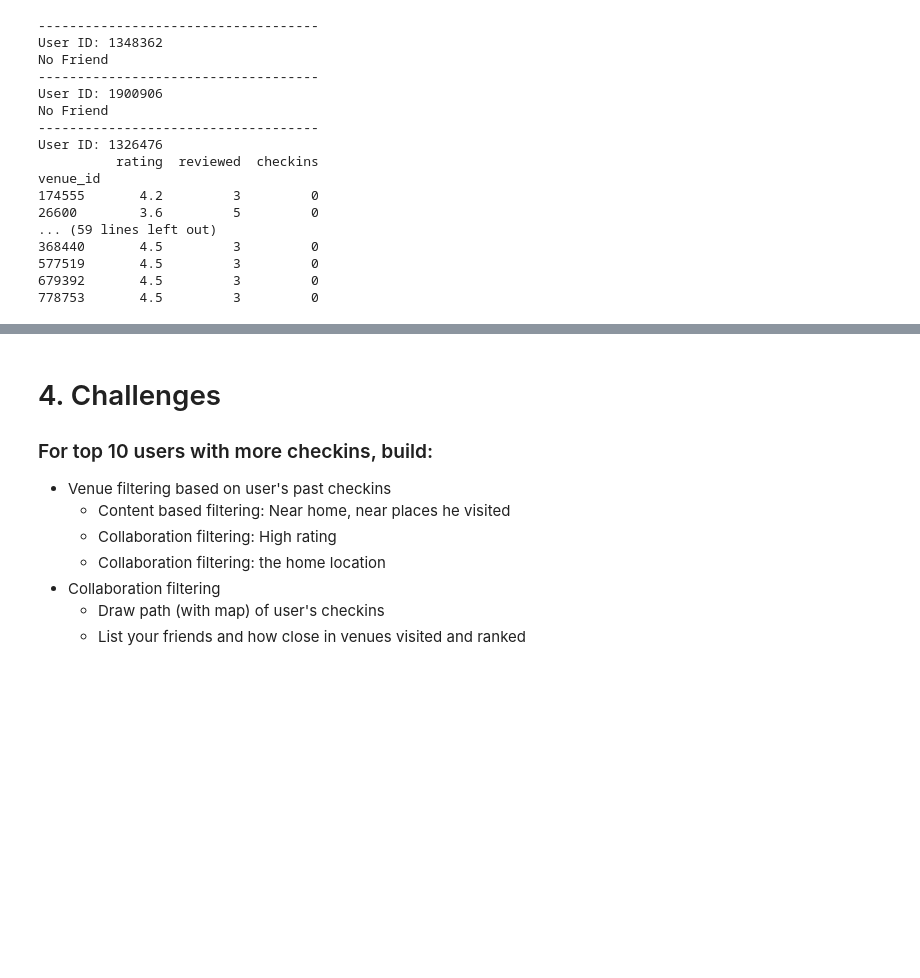
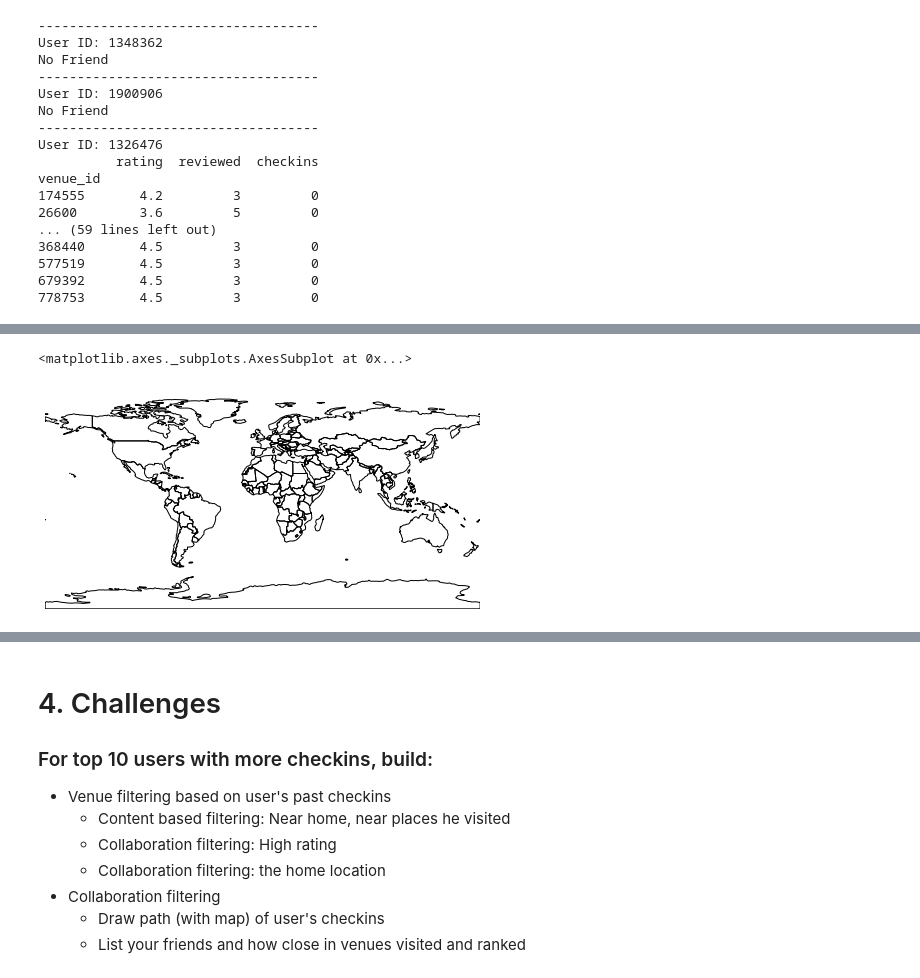
Before and after one commit to stefanauwyang/ml-engineer, a Jupyter notebook: ML-Engineer-Notebook.ipynb, the cells around one changed output, grey strips where cells are left out. Cells and saved outputs as stored; diff of their text form; code cells hidden in the pictures; blank space fills up the shorter version.

```diff
--- a/ML-Engineer-Notebook.ipynb
+++ b/ML-Engineer-Notebook.ipynb
@@ -464,0 +780,9 @@ venue_id
+# %%
+world = geopandas.read_file(
+    geopandas.datasets.get_path('naturalearth_lowres')
+)
+# %%
+geoplot.polyplot(world, figsize=(8, 4))
+# %% [output]
+<matplotlib.axes._subplots.AxesSubplot at 0x...>
+[figure, added]
```
Also changed, not shown: parts of 51 cells of this notebook.
